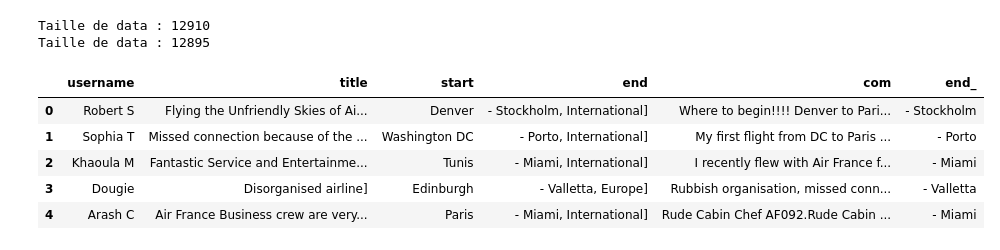
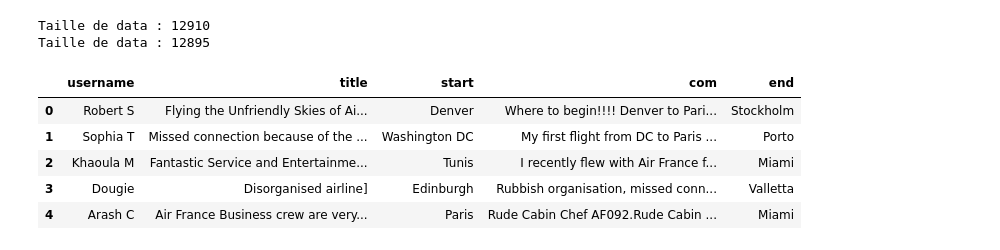
Before and after one commit to KV2TS/webscrapping, a Jupyter notebook: nlp.ipynb, the cells around one changed output. Drawn from its saved outputs; the diff is of its cells as text; code cells hidden in the pictures.

```diff
--- a/nlp.ipynb
+++ b/nlp.ipynb
@@ -20,12 +20,14 @@ Taille de data : 12910
 Taille de data : 12895
 # %%
 data['end_'] = data['end'].apply(lambda x: x.split(',')[0])
-data = data.drop(columns=['date', 'likes'])
+data = data.drop(columns=['end'])
+data['end'] = data['end_'].apply(lambda x: x.split('- ')[1])
+data = data.drop(columns=['end_'])
 data.head()
 # %% [output]
-|  | username | title | start | end | com | end_ |
-| 0 | Robert S | Flying the Unfriendly Skies of Ai... | Denver | - Stockholm, International] | Where to begin!!!! Denver to Pari... | - Stockholm |
-| 1 | Sophia T | Missed connection because of the ... | Washington DC | - Porto, International] | My first flight from DC to Paris ... | - Porto |
-| 2 | Khaoula M | Fantastic Service and Entertainme... | Tunis | - Miami, International] | I recently flew with Air France f... | - Miami |
-| 3 | Dougie | Disorganised airline] | Edinburgh | - Valletta, Europe] | Rubbish organisation, missed conn... | - Valletta |
-| 4 | Arash C | Air France Business crew are very... | Paris | - Miami, International] | Rude Cabin Chef AF092.Rude Cabin ... | - Miami |
+|  | username | title | start | com | end |
+| 0 | Robert S | Flying the Unfriendly Skies of Ai... | Denver | Where to begin!!!! Denver to Pari... | Stockholm |
+| 1 | Sophia T | Missed connection because of the ... | Washington DC | My first flight from DC to Paris ... | Porto |
+| 2 | Khaoula M | Fantastic Service and Entertainme... | Tunis | I recently flew with Air France f... | Miami |
+| 3 | Dougie | Disorganised airline] | Edinburgh | Rubbish organisation, missed conn... | Valletta |
+| 4 | Arash C | Air France Business crew are very... | Paris | Rude Cabin Chef AF092.Rude Cabin ... | Miami |
```
Also changed, not shown: parts of 12 cells of this notebook.
